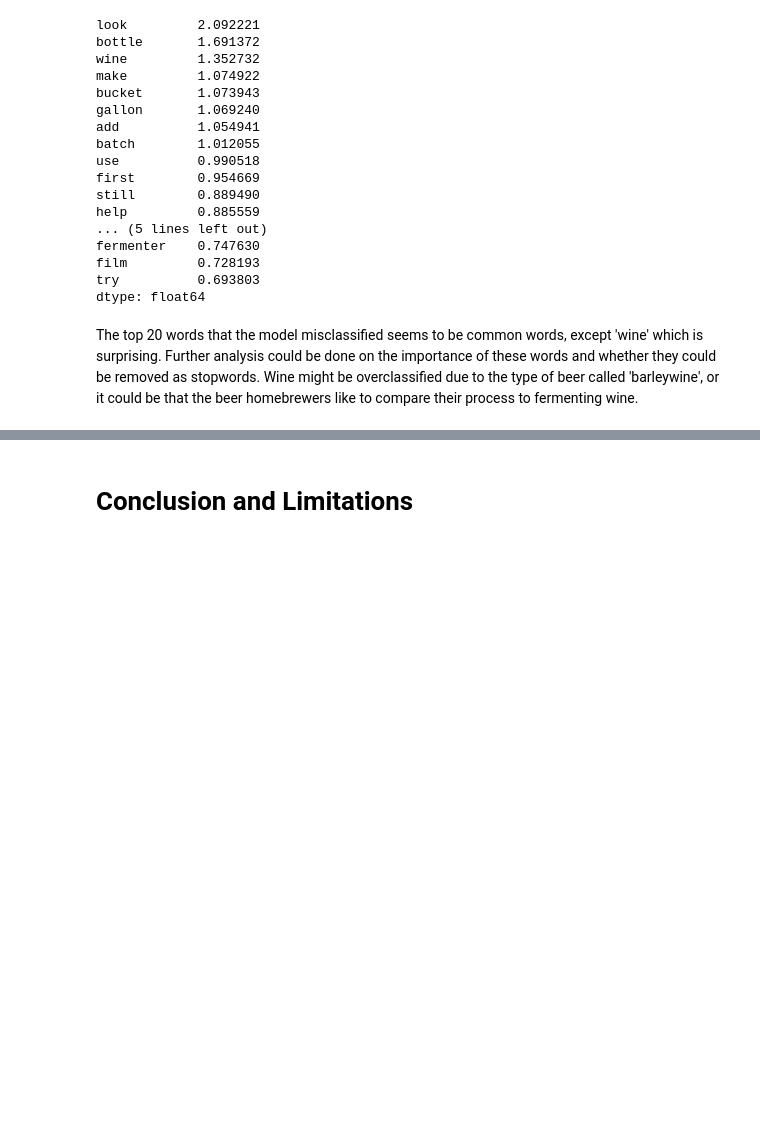
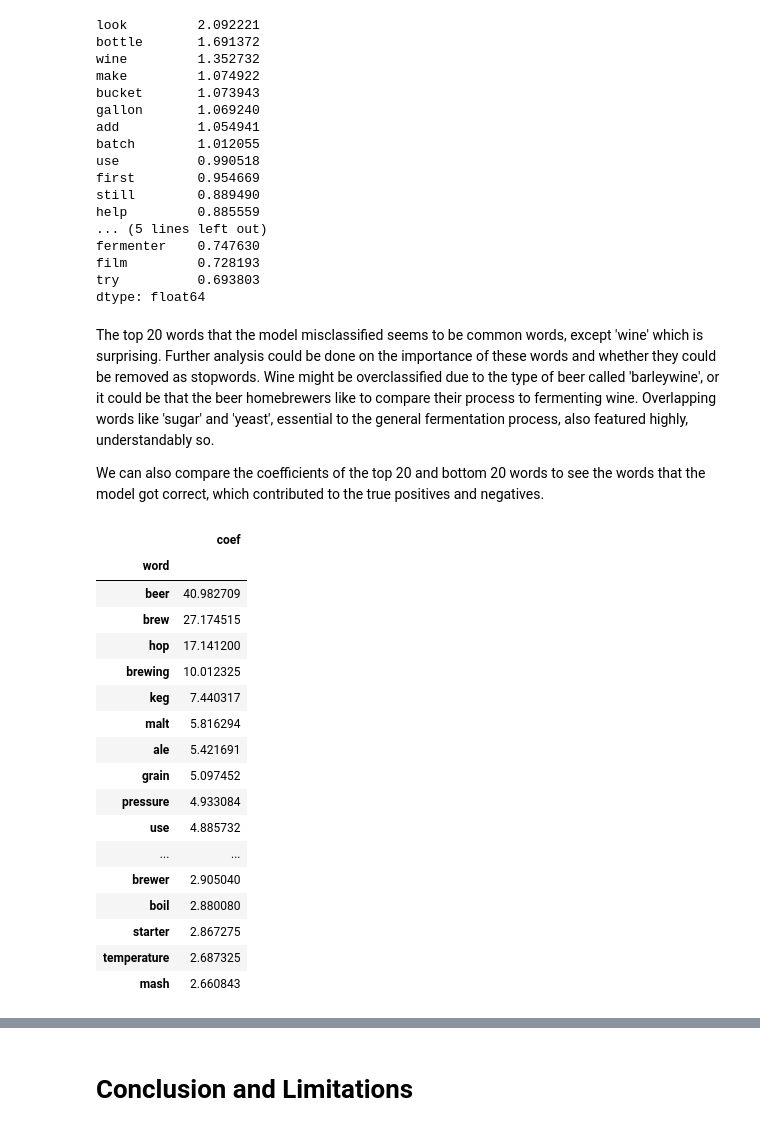
Before and after one commit to pappymu/GA-Projects, a Jupyter notebook: project_3/code/2-modeling.ipynb, the cells around one changed output, grey strips where cells are left out. Saved outputs shown, nothing was run; the diff lists cells and outputs as text; code cells hidden in the pictures; blank space fills up the shorter version.

```diff
--- a/project_3/code/2-modeling.ipynb
+++ b/project_3/code/2-modeling.ipynb
@@ -1391,4 +1396,34 @@ film         0.728193
 try          0.693803
 dtype: float64
 # %% [markdown]
-The top 20 words that the model misclassified seems to be common words, except 'wine' which is surprising. Further analysis could be done on the importance of these words and whether they could be removed as stopwords. Wine might be overclassified due to the type of beer called 'barleywine', or it could be that the beer homebrewers like to compare their process to fermenting wine.
+The top 20 words that the model misclassified seems to be common words, except 'wine' which is surprising. Further analysis could be done on the importance of these words and whether they could be removed as stopwords. Wine might be overclassified due to the type of beer called 'barleywine', or it could be that the beer homebrewers like to compare their process to fermenting wine. Overlapping words like 'sugar' and 'yeast', essential to the general fermentation process, also featured highly, understandably so.
+
+We can also compare the coefficients of the top 20 and bottom 20 words to see the words that the model got correct, which contributed to the true positives and negatives.
+# %%
+coef_names = log_tfidf_gs.best_estimator_.named_steps.tfidf.get_feature_names_out()
+coef_vals = np.exp(log_tfidf_gs.best_estimator_.named_steps.log.coef_[0])
+
+coef_df = pd.DataFrame ({
+    'word' : coef_names,
+    'coef' : coef_vals}).set_index('word')
+
+coef_df.reindex(coef_df['coef'].sort_values(ascending=False).index)[:20]
+# %% [output]
+|  | coef |
+| word |  |
+| beer | 40.982709 |
+| brew | 27.174515 |
+| hop | 17.141200 |
+| brewing | 10.012325 |
+| keg | 7.440317 |
+| malt | 5.816294 |
+| ale | 5.421691 |
+| grain | 5.097452 |
+| pressure | 4.933084 |
+| use | 4.885732 |
+| ... | ... |
+| brewer | 2.905040 |
+| boil | 2.880080 |
+| starter | 2.867275 |
+| temperature | 2.687325 |
+| mash | 2.660843 |
```
Also changed, not shown: parts of 20 cells of this notebook, 1 other file.
